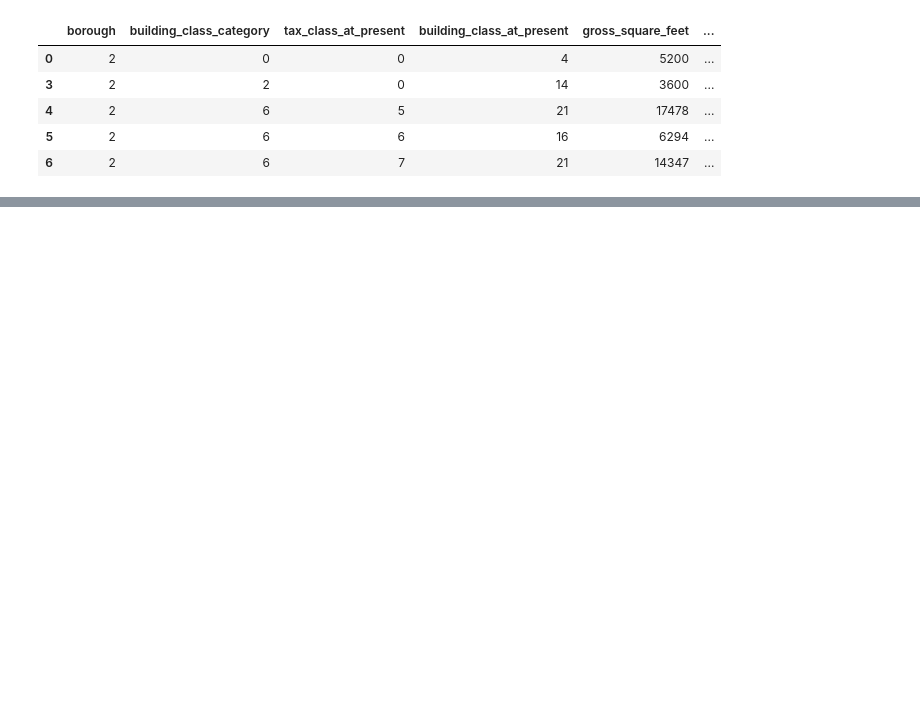
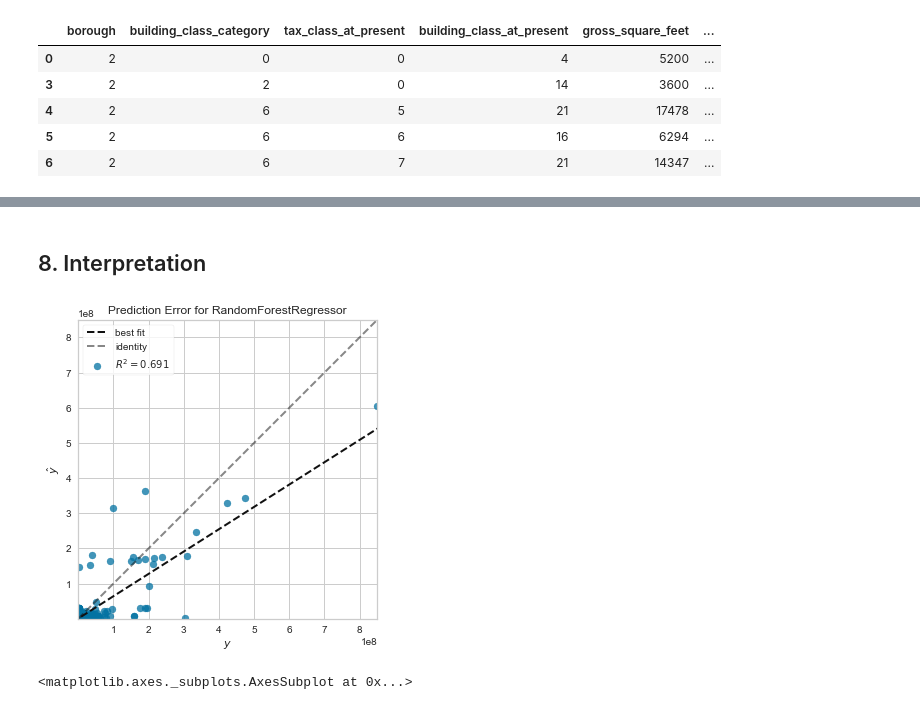
Before and after one commit to kevinchris17/BDAS, a Jupyter notebook: INFOSYS 722 Iteration 3.ipynb, the cells around one changed output, grey strips where cells are left out. Cells and saved outputs as stored; diff of their text form; code cells hidden in the pictures; blank space fills up the shorter version.

```diff
--- a/INFOSYS 722 Iteration 3.ipynb
+++ b/INFOSYS 722 Iteration 3.ipynb
@@ -215,0 +345,13 @@ sales_data.head()
+# %% [markdown]
+## 8. Interpretation
+# %%
+from yellowbrick.regressor import PredictionError
+
+visualizer = PredictionError(regrf)
+
+visualizer.fit(data_train, target_train)  # Fit the training data to the visualizer
+visualizer.score(data_test, target_test)  # Evaluate the model on the test data
+visualizer.poof()                 # Draw/show/poof the data
+# %% [output]
+[figure, added]
+<matplotlib.axes._subplots.AxesSubplot at 0x...>
```
Also changed, not shown: parts of 34 cells of this notebook, 1 other file.
